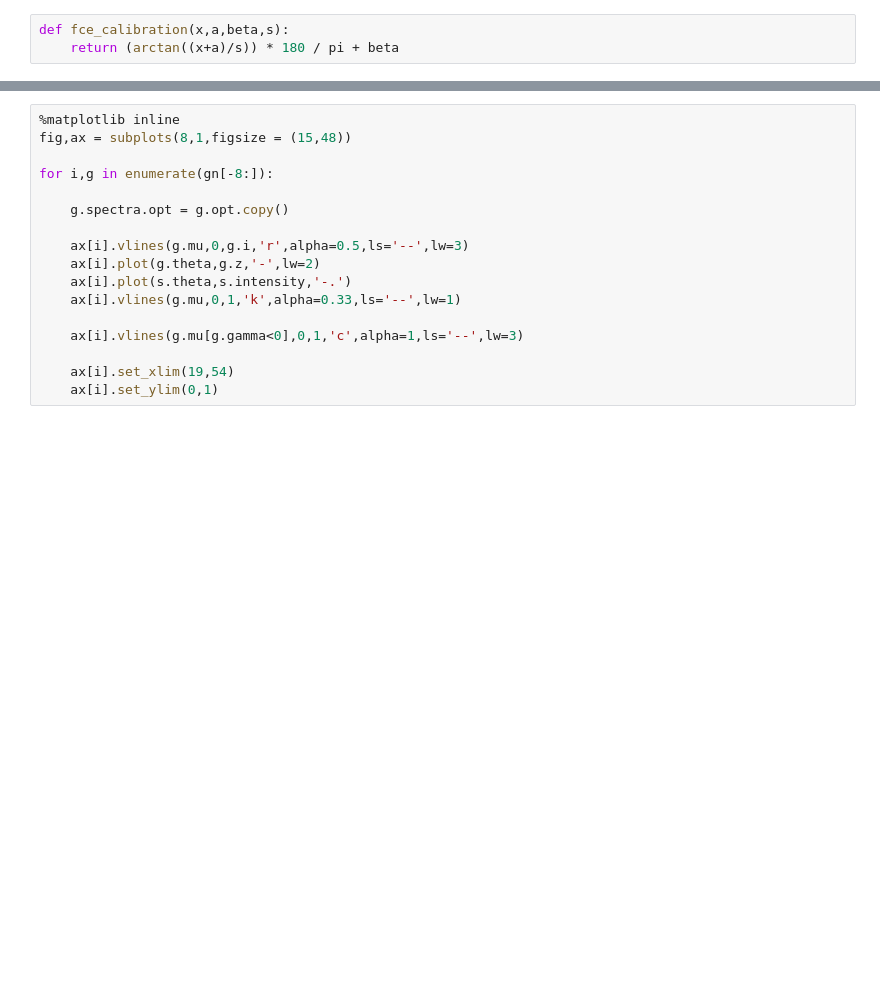
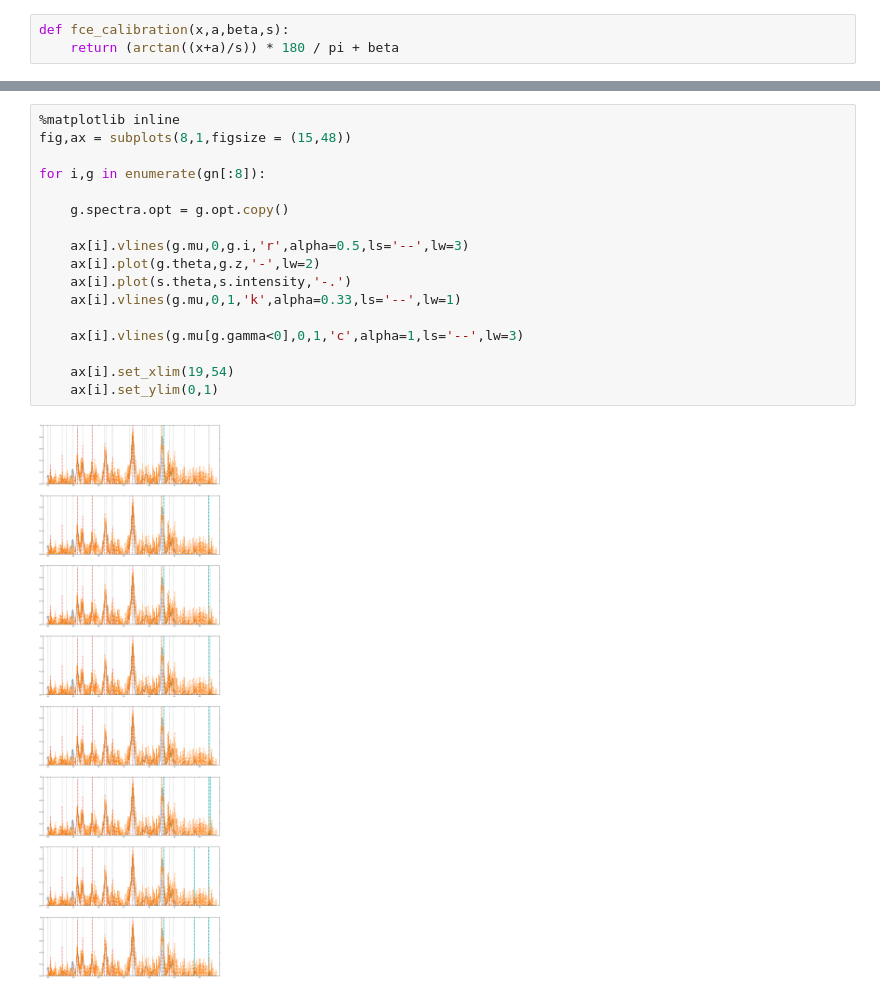
Before and after one commit to zpreisler/calibrationXRD, a Jupyter notebook: capello_barite.ipynb, the cells around one changed output, grey strips where cells are left out. Saved outputs shown, nothing was run; the diff lists cells and outputs as text; blank space fills up the shorter version.

```diff
--- a/capello_barite.ipynb
+++ b/capello_barite.ipynb
@@ -78,20 +97,22 @@ for g in gn[:]:
 # %%
 %matplotlib inline
 fig,ax = subplots(8,1,figsize = (15,48))
 
-for i,g in enumerate(gn[-8:]):
+for i,g in enumerate(gn[:8]):
 
     g.spectra.opt = g.opt.copy()
 
     ax[i].vlines(g.mu,0,g.i,'r',alpha=0.5,ls='--',lw=3)
     ax[i].plot(g.theta,g.z,'-',lw=2)
     ax[i].plot(s.theta,s.intensity,'-.')
     ax[i].vlines(g.mu,0,1,'k',alpha=0.33,ls='--',lw=1)
 
     ax[i].vlines(g.mu[g.gamma<0],0,1,'c',alpha=1,ls='--',lw=3)
 
     ax[i].set_xlim(19,54)
     ax[i].set_ylim(0,1)
+# %% [output]
+[figure, added]
 # %%
 g = xrd_gn[0]
 s = xrd_spectra[0]
```
Also changed, not shown: parts of 6 cells of this notebook, 13 other files.
